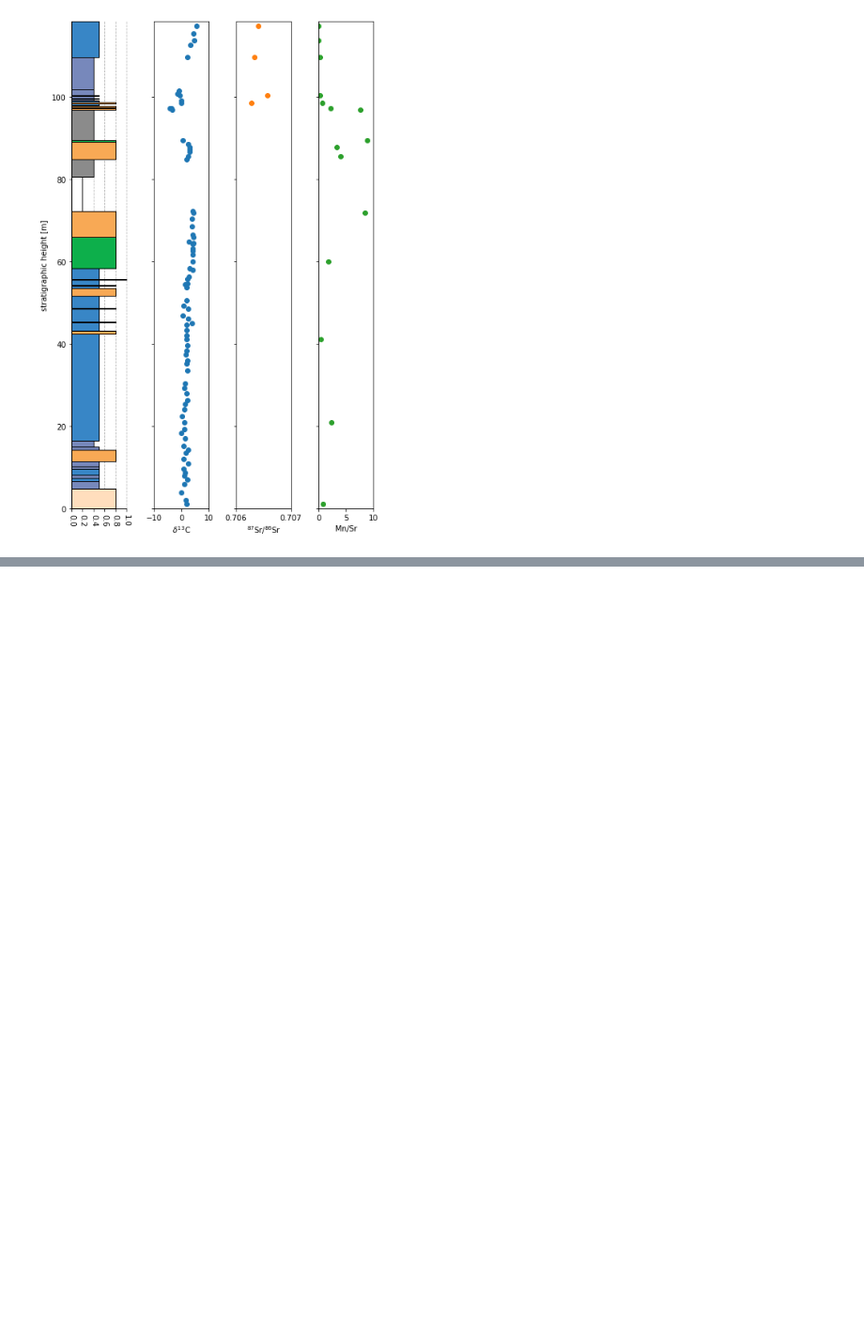
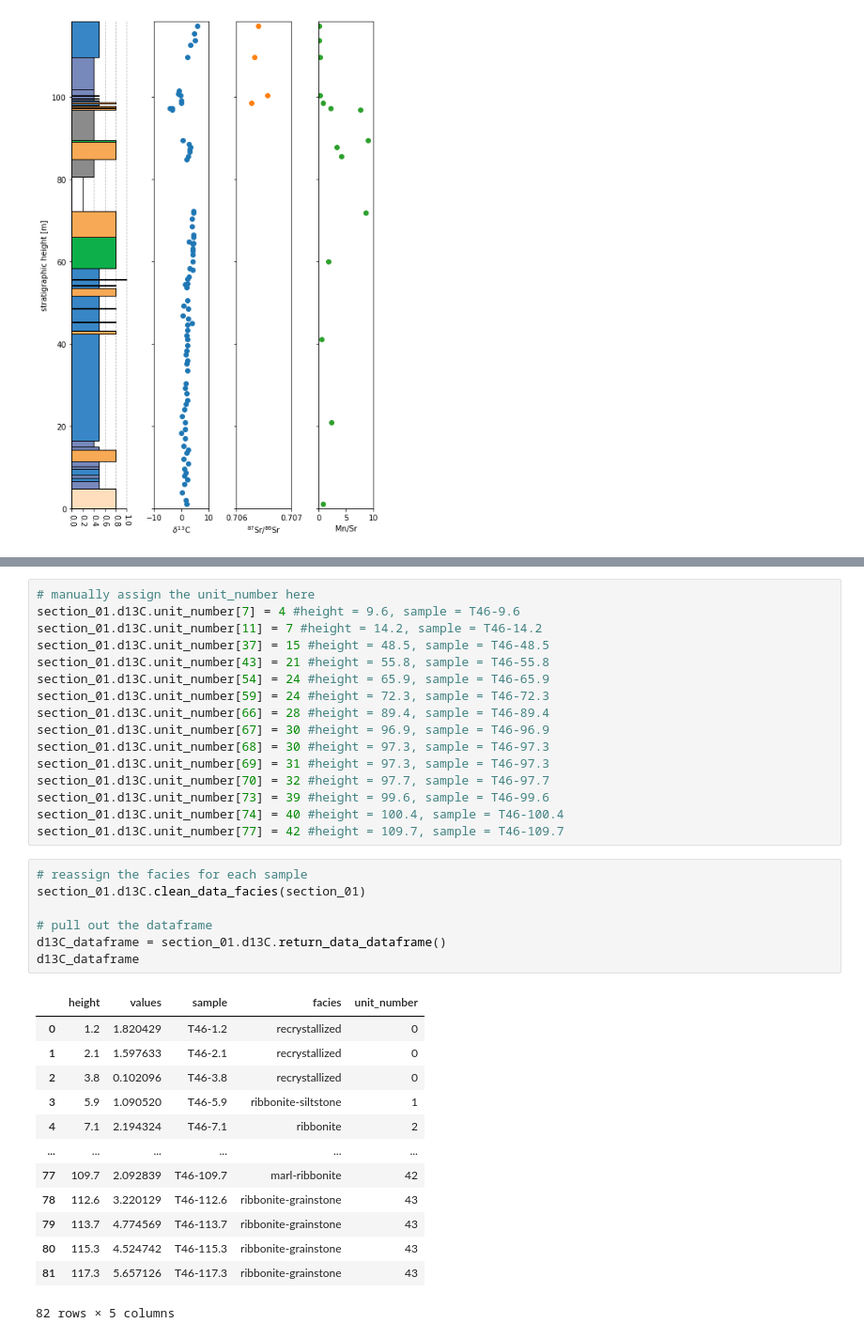
Before and after one commit to yuempark/pystrat, a Jupyter notebook: pystrat-tutorial.ipynb, the cells around one changed output, grey strips where cells are left out. Shown: that part at 94% size. Saved outputs shown, nothing was run; the diff lists cells and outputs as text; blank space fills up the shorter version.

```diff
--- a/pystrat-tutorial.ipynb
+++ b/pystrat-tutorial.ipynb
@@ -416,0 +473,37 @@ plt.show(fig)
+# %%
+# manually assign the unit_number here
+section_01.d13C.unit_number[7] = 4 #height = 9.6, sample = T46-9.6
+section_01.d13C.unit_number[11] = 7 #height = 14.2, sample = T46-14.2
+section_01.d13C.unit_number[37] = 15 #height = 48.5, sample = T46-48.5
+section_01.d13C.unit_number[43] = 21 #height = 55.8, sample = T46-55.8
+section_01.d13C.unit_number[54] = 24 #height = 65.9, sample = T46-65.9
+section_01.d13C.unit_number[59] = 24 #height = 72.3, sample = T46-72.3
+section_01.d13C.unit_number[66] = 28 #height = 89.4, sample = T46-89.4
+section_01.d13C.unit_number[67] = 30 #height = 96.9, sample = T46-96.9
+section_01.d13C.unit_number[68] = 30 #height = 97.3, sample = T46-97.3
+section_01.d13C.unit_number[69] = 31 #height = 97.3, sample = T46-97.3
+section_01.d13C.unit_number[70] = 32 #height = 97.7, sample = T46-97.7
+section_01.d13C.unit_number[73] = 39 #height = 99.6, sample = T46-99.6
+section_01.d13C.unit_number[74] = 40 #height = 100.4, sample = T46-100.4
+section_01.d13C.unit_number[77] = 42 #height = 109.7, sample = T46-109.7
+# %%
+# reassign the facies for each sample
+section_01.d13C.clean_data_facies(section_01)
+
+# pull out the dataframe
+d13C_dataframe = section_01.d13C.return_data_dataframe()
+d13C_dataframe
+# %% [output]
+|  | height | values | sample | facies | unit_number |
+| 0 | 1.2 | 1.820429 | T46-1.2 | recrystallized | 0 |
+| 1 | 2.1 | 1.597633 | T46-2.1 | recrystallized | 0 |
+| 2 | 3.8 | 0.102096 | T46-3.8 | recrystallized | 0 |
+| 3 | 5.9 | 1.090520 | T46-5.9 | ribbonite-siltstone | 1 |
+| 4 | 7.1 | 2.194324 | T46-7.1 | ribbonite | 2 |
+| ... | ... | ... | ... | ... | ... |
+| 77 | 109.7 | 2.092839 | T46-109.7 | marl-ribbonite | 42 |
+| 78 | 112.6 | 3.220129 | T46-112.6 | ribbonite-grainstone | 43 |
+| 79 | 113.7 | 4.774569 | T46-113.7 | ribbonite-grainstone | 43 |
+| 80 | 115.3 | 4.524742 | T46-115.3 | ribbonite-grainstone | 43 |
+| 81 | 117.3 | 5.657126 | T46-117.3 | ribbonite-grainstone | 43 |
+82 rows × 5 columns
```
Also changed, not shown: parts of 10 cells of this notebook, 1 other file.
